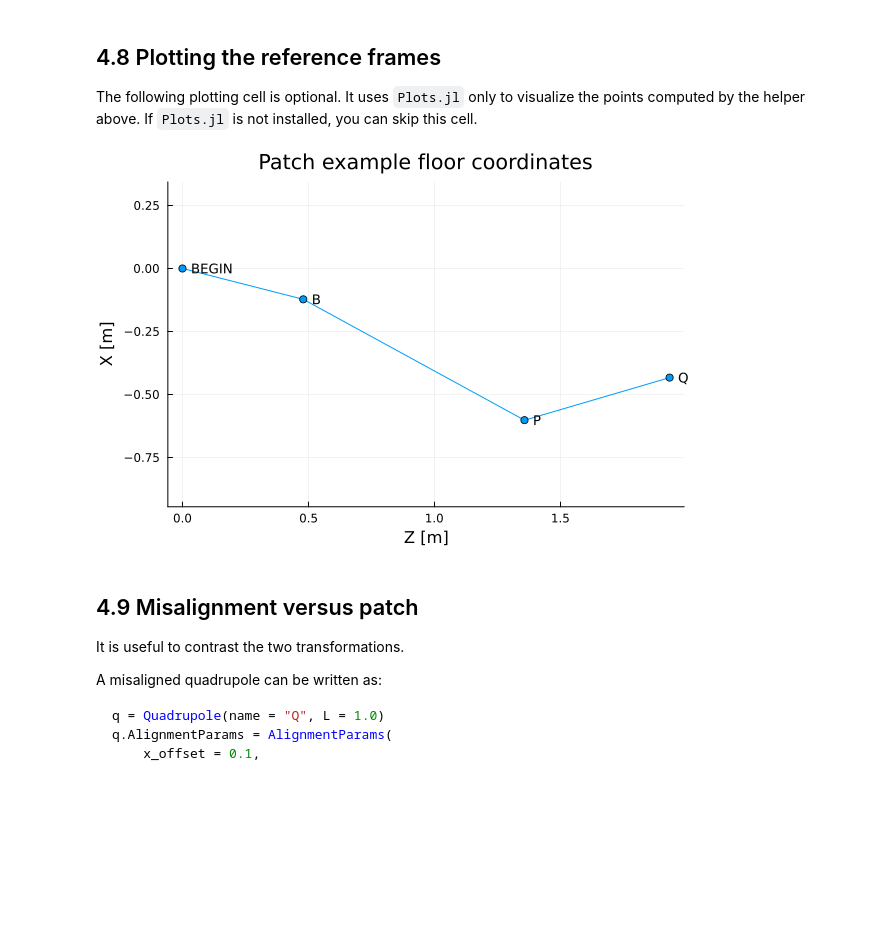
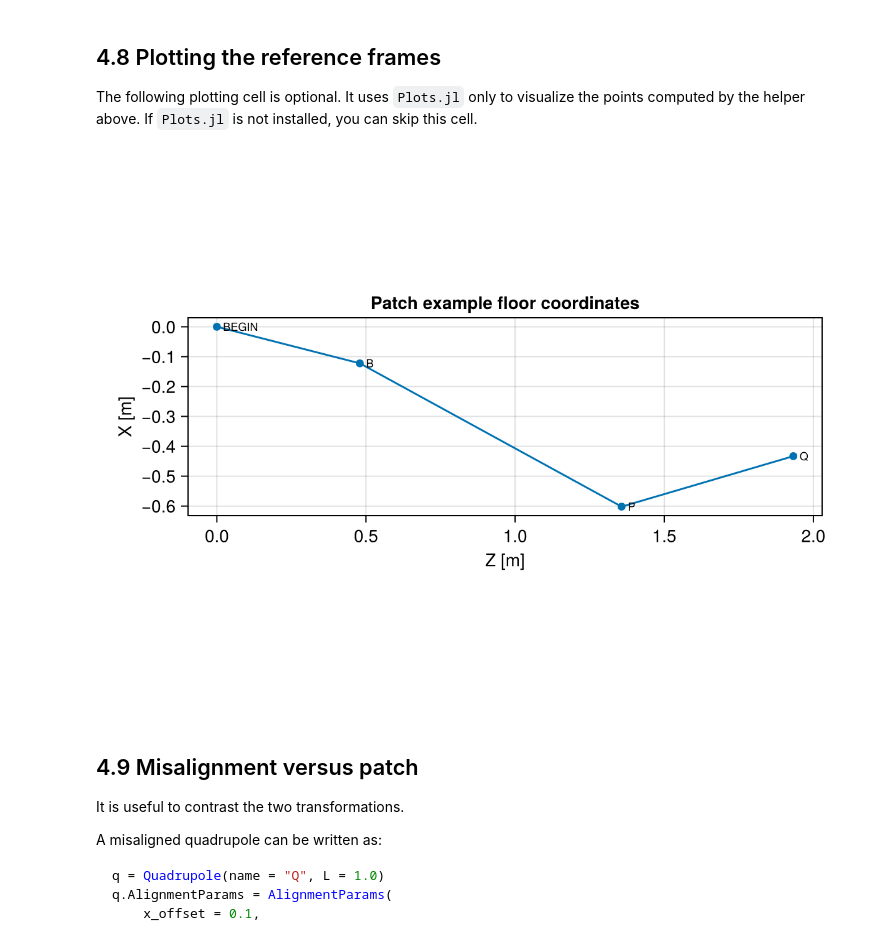
Before and after one commit to 6teamFurina/Ring_Design_Tutorial_SciBmad, a Jupyter notebook: chapter04_machine_coordinates_scibmad.ipynb, the cells around one changed output. Drawn from its saved outputs; the diff is of its cells as text; code cells hidden in the pictures; blank space fills up the shorter version.

```diff
--- a/chapter04_machine_coordinates_scibmad.ipynb
+++ b/chapter04_machine_coordinates_scibmad.ipynb
@@ -325,28 +325,28 @@ This reproduces the structure of the original example:
 
 The following plotting cell is optional. It uses `Plots.jl` only to visualize the points computed by the helper above. If `Plots.jl` is not installed, you can skip this cell.
 # %%
-using Plots
+using CairoMakie
 
 Xs = [f0.X, fB.X, fP.X, fQ.X]
 Zs = [f0.Z, fB.Z, fP.Z, fQ.Z]
 labels = ["BEGIN", "B", "P", "Q"]
 
-plot(Zs, Xs;
-    marker = :circle,
+fig = Figure()
+ax = Axis(fig[1, 1];
     xlabel = "Z [m]",
     ylabel = "X [m]",
-    aspect_ratio = :equal,
-    legend = false,
+    aspect = DataAspect(),
     title = "Patch example floor coordinates",
 )
+scatterlines!(ax, Zs, Xs; marker = :circle)
 
 for (Z, X, label) in zip(Zs, Xs, labels)
-    annotate!(Z, X, text("  " * label, 9, :left))
+    text!(ax, Z, X; text = "  " * label, align = (:left, :center), fontsize = 9)
 end
 
-plot!()
+fig
 # %% [output]
-[figure, old version]
+[figure, new version]
 # %% [markdown]
 ## 4.9 Misalignment versus patch
 
```
Also changed, not shown: 7 other files.
